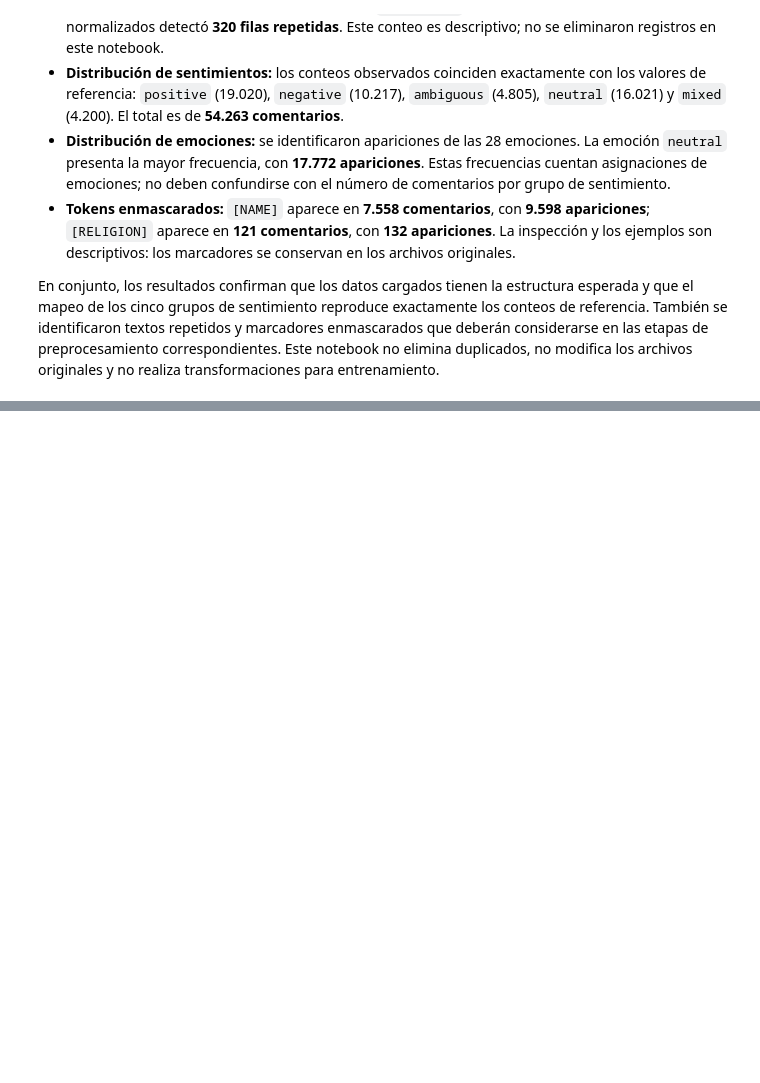
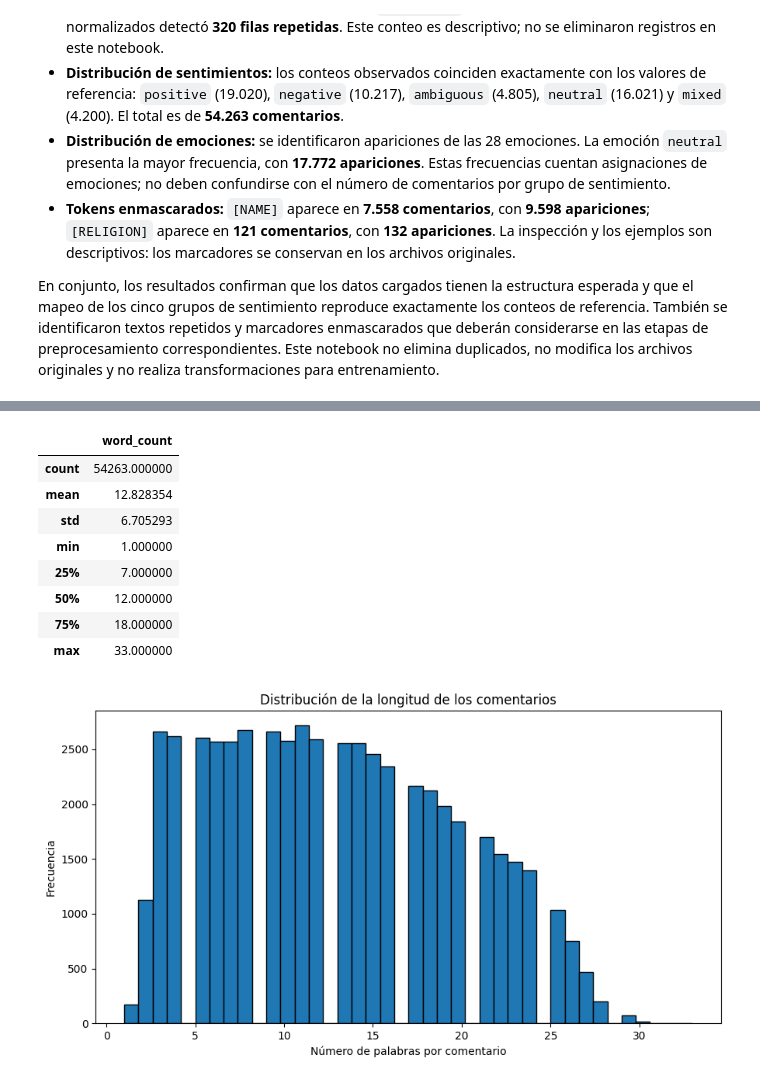
Before and after one commit to Juanes3333/CED-III-IT2-acabados, a Jupyter notebook: notebooks/01_eda.ipynb, the cells around one changed output, grey strips where cells are left out. Saved outputs shown, nothing was run; the diff lists cells and outputs as text; code cells hidden in the pictures; blank space fills up the shorter version.

```diff
--- a/notebooks/01_eda.ipynb
+++ b/notebooks/01_eda.ipynb
@@ -317,0 +411,23 @@ En conjunto, los resultados confirman que los datos cargados tienen la estructur
+# %%
+text_lengths = df["text"].fillna("").astype(str).str.split().str.len()
+length_summary = text_lengths.describe(percentiles=[0.25, 0.50, 0.75]).to_frame(name="word_count")
+display(length_summary)
+
+fig, ax = plt.subplots(figsize=(9, 5))
+ax.hist(text_lengths, bins=40, edgecolor="black")
+ax.set_title("Distribución de la longitud de los comentarios")
+ax.set_xlabel("Número de palabras por comentario")
+ax.set_ylabel("Frecuencia")
+fig.tight_layout()
+plt.show()
+# %% [output]
+|  | word_count |
+| count | 54263.000000 |
+| mean | 12.828354 |
+| std | 6.705293 |
+| min | 1.000000 |
+| 25% | 7.000000 |
+| 50% | 12.000000 |
+| 75% | 18.000000 |
+| max | 33.000000 |
+[figure, added]
```
Also changed, not shown: parts of 15 cells of this notebook, 1 other file.
